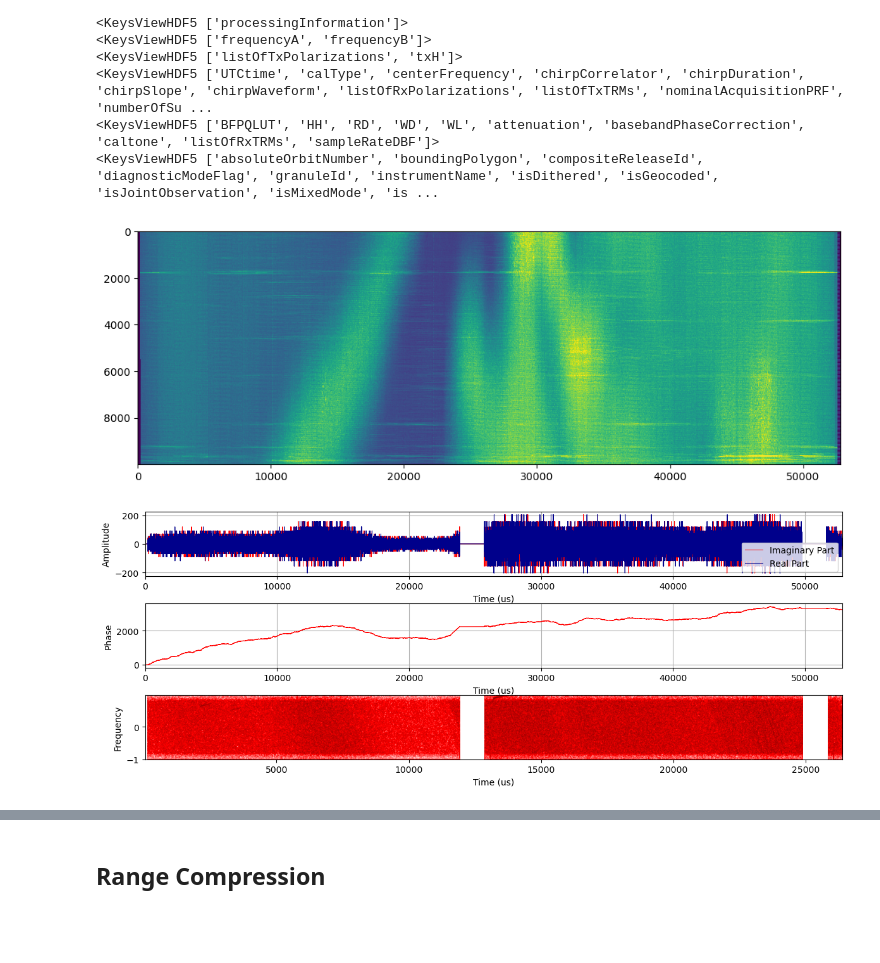
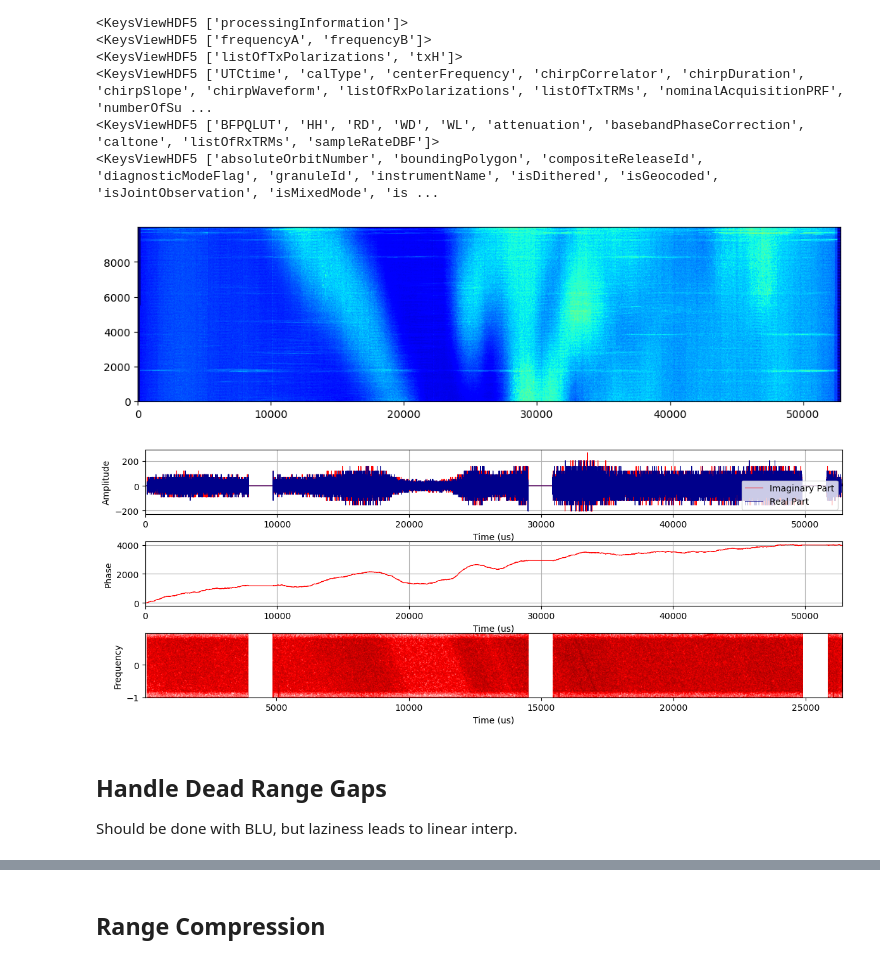
Before and after one commit to AndrewPlayer3/sar_processing, a Jupyter notebook: nisar_level0/nisar-eval.ipynb, the cells around one changed output, grey strips where cells are left out. Cells and saved outputs as stored; diff of their text form; code cells hidden in the pictures; blank space fills up the shorter version.

```diff
--- a/nisar_level0/nisar-eval.ipynb
+++ b/nisar_level0/nisar-eval.ipynb
@@ -14,6 +14,29 @@ from scipy.constants import c, pi
 plt.rcParams["figure.figsize"] = (12, 4)
 
 speed_of_light = c
+
+
+def plot_signals(signals, title="", xlabel="", ylabel="", aspect="auto", do_norm=True, do_pop_out=False):
+
+    if do_pop_out:
+        %matplotlib qt
+    else:
+        %matplotlib inline
+
+    # signals = norm(signals)
+    signals = np.abs(signals)
+    mean = np.mean(signals)
+    std = 4 * np.std(signals)
+    vmin =  0 # mean - std
+    vmax = mean + std
+
+    fig = plt.figure()
+    fig.set_size_inches(12, 3)
+    plt.imshow(signals, cmap='jet', aspect=aspect, origin="lower", vmin=vmin, vmax=vmax)
+    plt.xlabel(xlabel)
+    plt.ylabel(ylabel)
+    plt.title(title)
+
 
 def plot_signal_components(signal, scale=(None, None), fft_size=128, sample_rate=None, title="", size=(6, 12), times=None, Fc=None):
     if times is None:
@@ -114,14 +138,14 @@ for swath in range(num_subswaths):
 
         prev_end[az_index] = end
 # %%
-# %matplotlib qt
-%matplotlib inline
-plt.imshow(np.abs(decoded), vmin=0, vmax=100, aspect='auto')
-plt.show()
+plot_signals(decoded, do_pop_out=False)
 # %% [output]
-[figure, old version]
+[figure, new version]
 # %%
-%matplotlib inline
-plot_signal_components(decoded[9205, :])
+plot_signal_components(decoded[4670, :])
 # %% [output]
-[figure, old version]
+[figure, new version]
+# %% [markdown]
+## Handle Dead Range Gaps
+
+Should be done with BLU, but laziness leads to linear interp.
```
Also changed, not shown: parts of 32 cells of this notebook.
